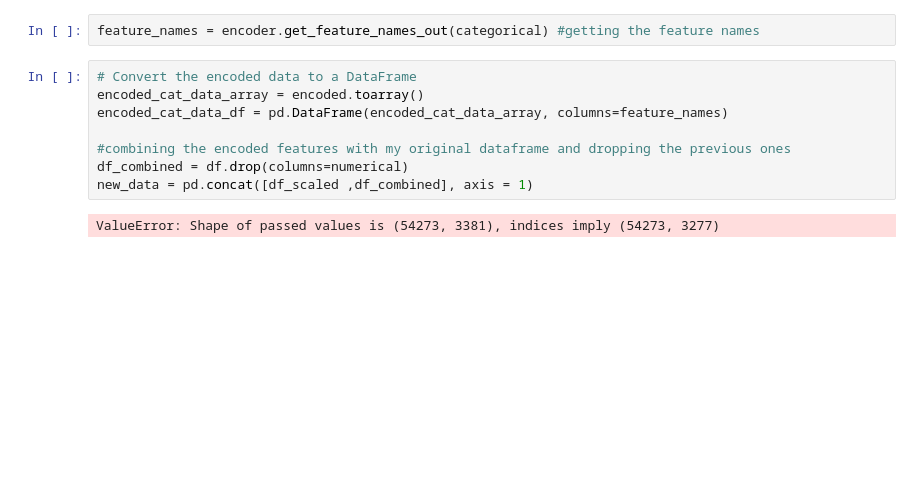
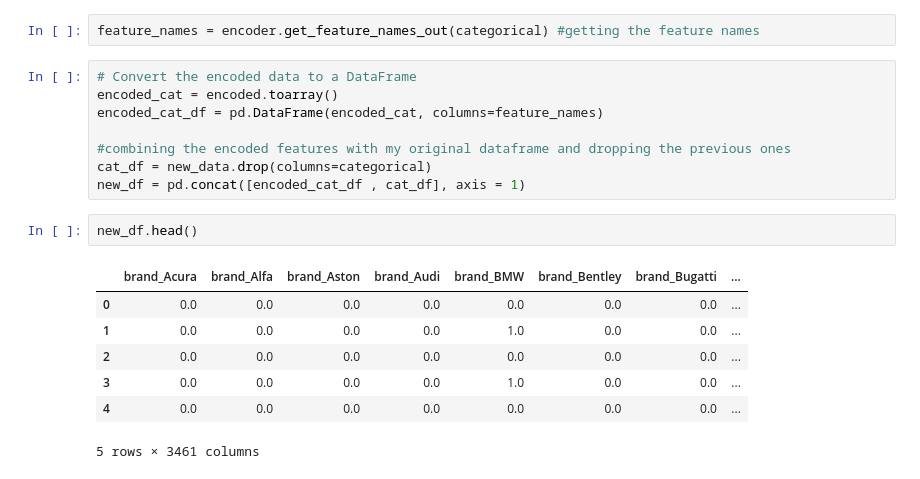
Before and after one commit to Odeyiany2/KaggleX-Skills-Assessment-Challenge, a Jupyter notebook: Used_Car_Prediction.ipynb, the cells around one changed output. Saved outputs shown, nothing was run; the diff lists cells and outputs as text; blank space fills up the shorter version.

```diff
--- a/Used_Car_Prediction.ipynb
+++ b/Used_Car_Prediction.ipynb
@@ -406,11 +415,19 @@ encoded = encoder.fit_transform(df_combined[categorical])
 feature_names = encoder.get_feature_names_out(categorical) #getting the feature names
 # %%
 # Convert the encoded data to a DataFrame
-encoded_cat_data_array = encoded.toarray()
-encoded_cat_data_df = pd.DataFrame(encoded_cat_data_array, columns=feature_names)
+encoded_cat = encoded.toarray()
+encoded_cat_df = pd.DataFrame(encoded_cat, columns=feature_names)
 
 #combining the encoded features with my original dataframe and dropping the previous ones
-df_combined = df.drop(columns=numerical)
-new_data = pd.concat([df_scaled ,df_combined], axis = 1)
+cat_df = new_data.drop(columns=categorical)
+new_df = pd.concat([encoded_cat_df , cat_df], axis = 1)
-# %% [output]
-ValueError: Shape of passed values is (54273, 3381), indices imply (54273, 3277)
+# %%
+new_df.head()
+# %% [output]
+|  | brand_Acura | brand_Alfa | brand_Aston | brand_Audi | brand_BMW | brand_Bentley | brand_Bugatti | ... |
+| 0 | 0.0 | 0.0 | 0.0 | 0.0 | 0.0 | 0.0 | 0.0 | ... |
+| 1 | 0.0 | 0.0 | 0.0 | 0.0 | 1.0 | 0.0 | 0.0 | ... |
+| 2 | 0.0 | 0.0 | 0.0 | 0.0 | 0.0 | 0.0 | 0.0 | ... |
+| 3 | 0.0 | 0.0 | 0.0 | 0.0 | 1.0 | 0.0 | 0.0 | ... |
+| 4 | 0.0 | 0.0 | 0.0 | 0.0 | 0.0 | 0.0 | 0.0 | ... |
+5 rows × 3461 columns
```
Also changed, not shown: parts of 3 cells of this notebook.
